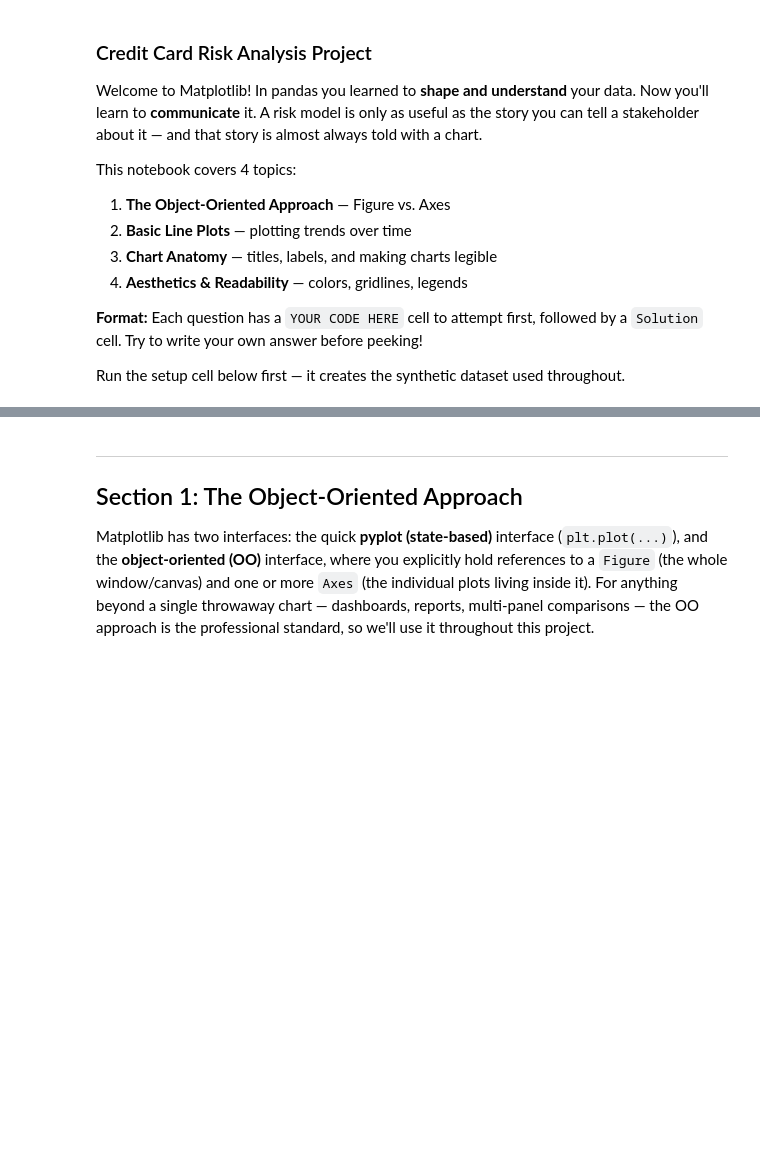
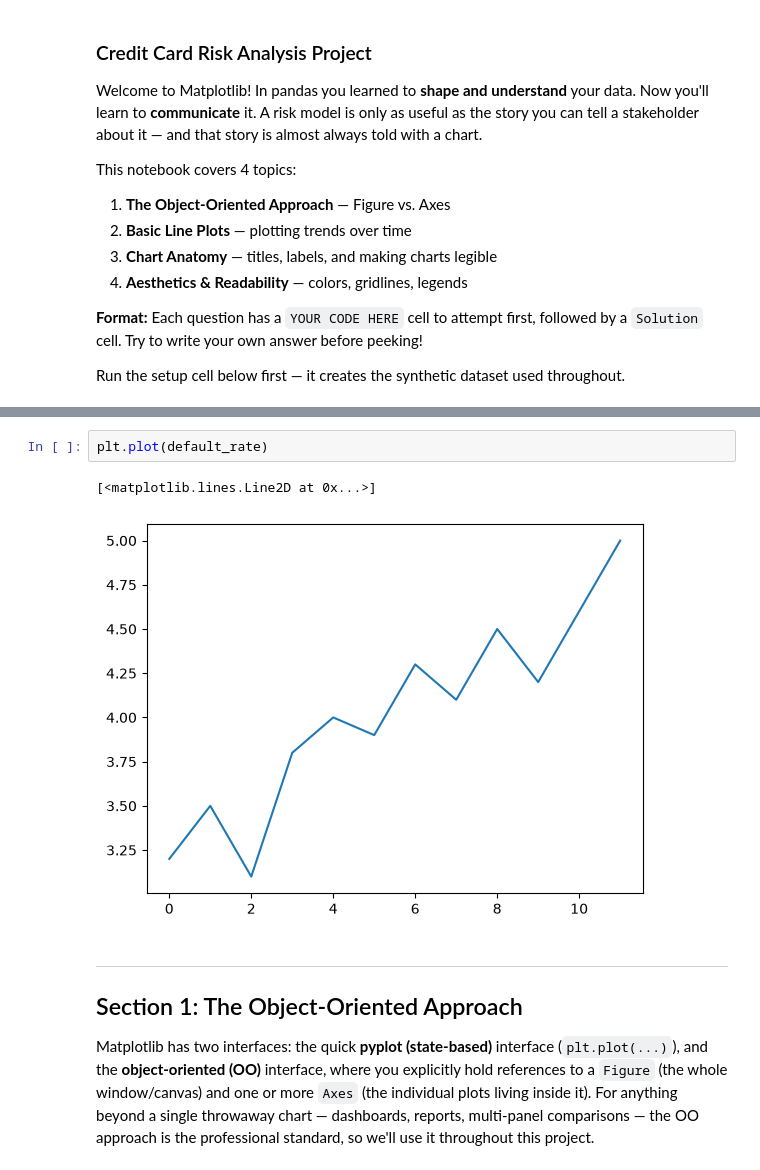
Before and after one commit to pantnagar/python-notebooks, a Jupyter notebook: 3 other/matplotlib_phase1_foundations.ipynb, the cells around one changed output, grey strips where cells are left out. Drawn from its saved outputs; the diff is of its cells as text; blank space fills up the shorter version.

```diff
--- a/3 other/matplotlib_phase1_foundations.ipynb
+++ b/3 other/matplotlib_phase1_foundations.ipynb
@@ -43,3 +46,8 @@ print(f"Months: {len(months)}, Applications shape: {loan_applications.shape}")
+# %%
+plt.plot(default_rate)
+# %% [output]
+[<matplotlib.lines.Line2D at 0x...>]
+[figure, added]
 # %% [markdown]
 ---
 ## Section 1: The Object-Oriented Approach
```
Also changed, not shown: parts of 4 cells of this notebook, 12 other files.
